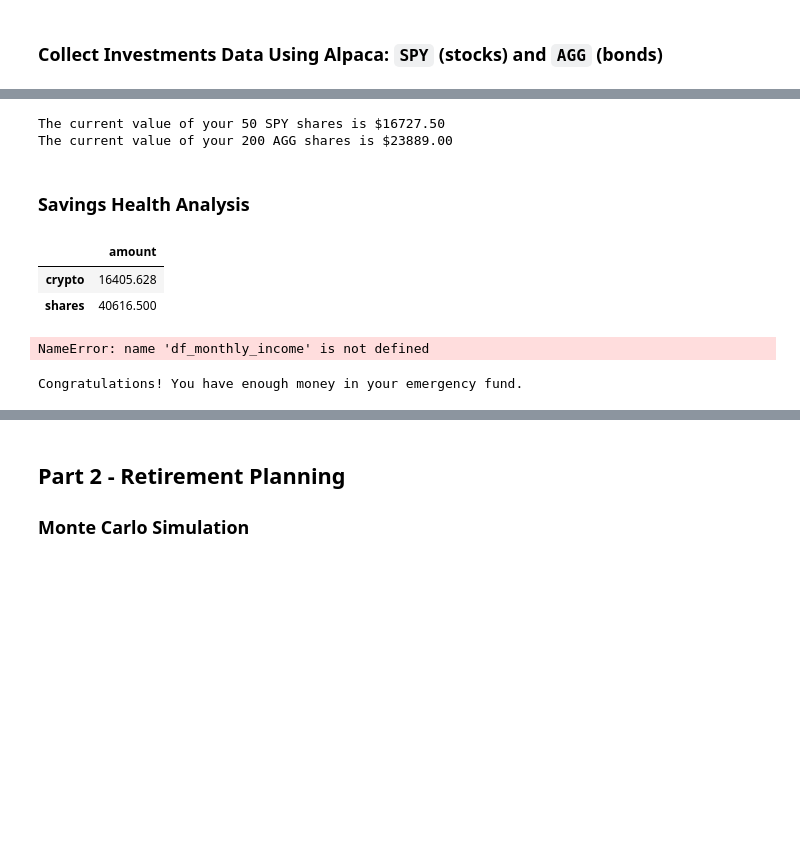
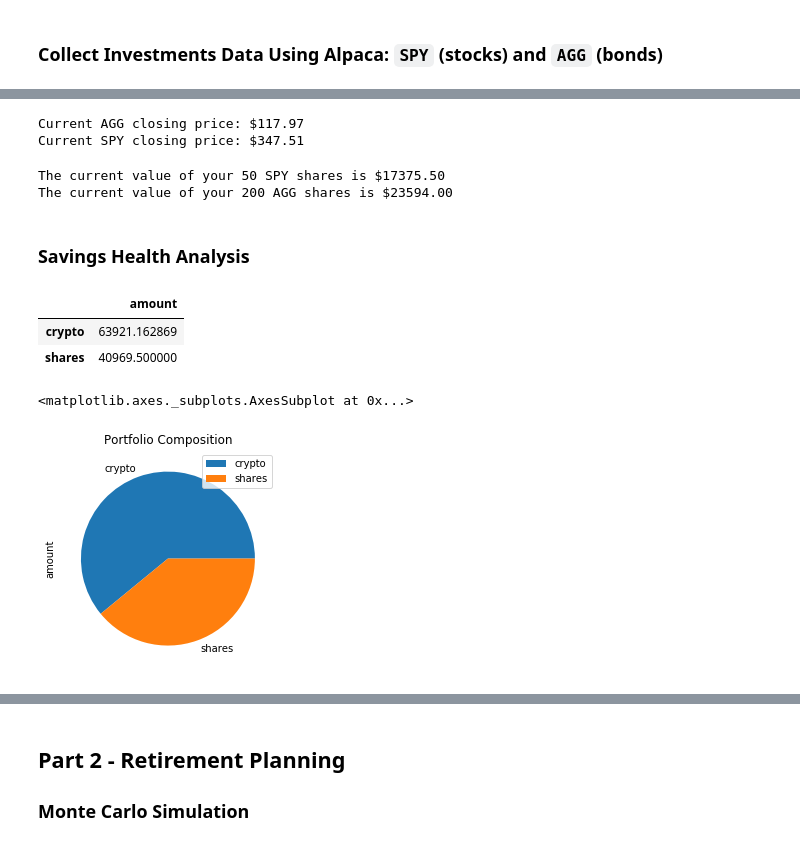
Before and after one commit to wazarat/apihw, a Jupyter notebook: financial-planner.ipynb, the cells around one changed output, grey strips where cells are left out. Drawn from its saved outputs; the diff is of its cells as text; code cells hidden in the pictures; blank space fills up the shorter version.

```diff
--- a/financial-planner.ipynb
+++ b/financial-planner.ipynb
@@ -115,62 +109,52 @@ df_portfolio
 # %%
+
 # Pick AGG and SPY close prices
-start = pd.Timestamp("2019-07-14", tz="America/New_York").isoformat()
-end = pd.Timestamp("2020-07-14", tz="America/New_York").isoformat()
-
-df_portfolio_year = alpaca.get_barset(
-    tickers,
-    timeframe,
-    start = start,
-    end = end
-).df
+agg_close_price = float(df_portfolio["AGG"]["close"])
+spy_close_price = float(df_portfolio["SPY"]["close"])
 
 # Print AGG and SPY close prices
-#print(f"Current AGG closing price: ${agg_close_price}")
-#print(f"Current SPY closing price: ${spy_close_price}")
+print(f"Current AGG closing price: ${agg_close_price}")
+print(f"Current SPY closing price: ${spy_close_price}")
+# %% [output]
+Current AGG closing price: $117.97
+Current SPY closing price: $347.51
 # %%
 # Compute the current value of shares
-df_portfolio = alpaca.get_barset(
-    tickers,
-    timeframe,
-    start = today,
-    end = today
-).df
+my_agg_value = agg_close_price * my_agg
 
+my_spy_value = spy_close_price * my_spy
 
 # Print current value of share
 print(f"The current value of your {my_spy} SPY shares is ${my_spy_value:0.2f}")
 print(f"The current value of your {my_agg} AGG shares is ${my_agg_value:0.2f}")
 # %% [output]
-The current value of your 50 SPY shares is $16727.50
-The current value of your 200 AGG shares is $23889.00
+The current value of your 50 SPY shares is $17375.50
+The current value of your 200 AGG shares is $23594.00
 # %% [markdown]
 ### Savings Health Analysis
-# %%
-# Set monthly household income
-monthly_income = 12000
-
-# Create savings DataFrame
-df_savings =
-
-# Display savings DataFrame
-display(df_savings)
-# %% [output]
-|  | amount |
-| crypto | 16405.628 |
-| shares | 40616.500 |
+# %%
+# Set monthly household income
+monthly_income = 12000
+
+# Create savings DataFrame
+crypto_data = {"amount": [my_btc_value + my_eth_value]}
+column = ["crypto"]
+df_crypto = pd.DataFrame(crypto_data , index = column)
+
+shares_data = {"amount": [my_agg_value + my_spy_value]}
+column = ["shares"]
+df_shares = pd.DataFrame(shares_data , index = column)
+
+# Display savings DataFrame
+df_savings = pd.concat([df_crypto, df_shares] , axis = "rows" , join = "inner")
+df_savings
+# %% [output]
+|  | amount |
+| crypto | 63921.162869 |
+| shares | 40969.500000 |
 # %%
 # Plot savings pie chart
-df_monthly_income.plot(title="Monthly Household Income")
+df_savings.plot.pie(y="amount", title="Portfolio Composition")
 # %% [output]
-NameError: name 'df_monthly_income' is not defined
+<matplotlib.axes._subplots.AxesSubplot at 0x...>
+[figure, added]
-# %%
-# Set ideal emergency fund
-emergency_fund = monthly_income * 3
-
-# Calculate total amount of savings
-# YOUR CODE HERE!
-
-# Validate saving health
-# YOUR CODE HERE!
-# %% [output]
-Congratulations! You have enough money in your emergency fund.
```
Also changed, not shown: parts of 18 cells of this notebook.
